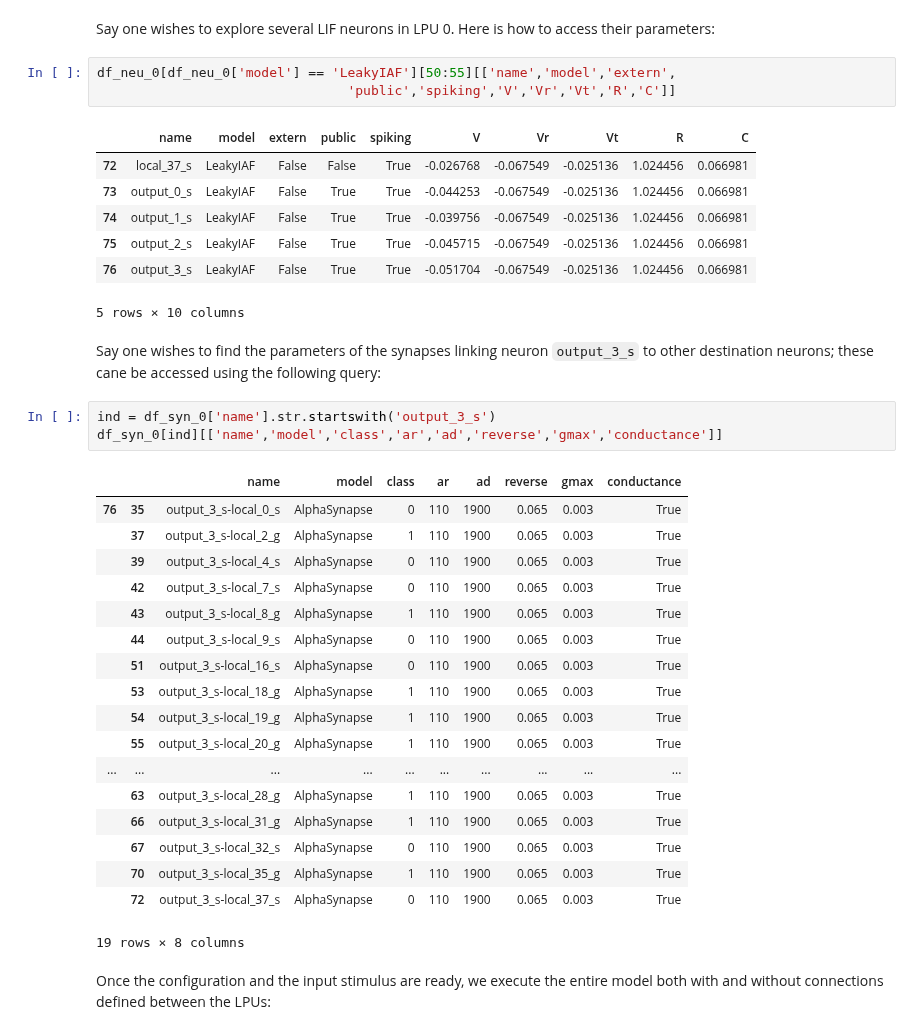
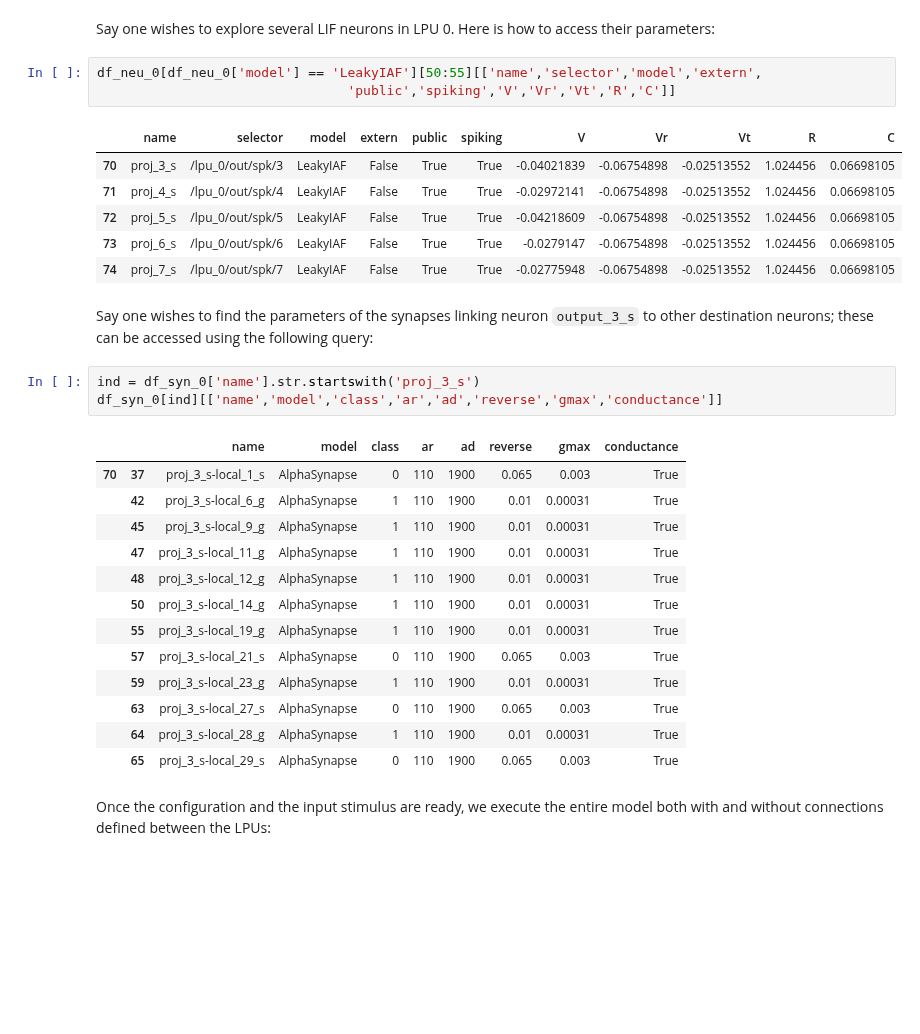
Before and after one commit to neurokernel/neurokernel, a Jupyter notebook: notebooks/intro.ipynb, the cells around one changed output. Saved outputs shown, nothing was run; the diff lists cells and outputs as text; blank space fills up the shorter version.

Commit message:
Update intro notebook to use path-like selectors.

```diff
--- a/notebooks/intro.ipynb
+++ b/notebooks/intro.ipynb
@@ -234,40 +419,34 @@ df_neu_0, df_syn_0 = neurokernel.tools.graph.graph_to_df(g_0)
 # %% [markdown]
 Say one wishes to explore several LIF neurons in LPU 0. Here is how to access their parameters:
 # %%
-df_neu_0[df_neu_0['model'] == 'LeakyIAF'][50:55][['name','model','extern',
+df_neu_0[df_neu_0['model'] == 'LeakyIAF'][50:55][['name','selector','model','extern',
                                 'public','spiking','V','Vr','Vt','R','C']]
 # %% [output]
-|  | name | model | extern | public | spiking | V | Vr | Vt | R | C |
-| 72 | local_37_s | LeakyIAF | False | False | True | -0.026768 | -0.067549 | -0.025136 | 1.024456 | 0.066981 |
-| 73 | output_0_s | LeakyIAF | False | True | True | -0.044253 | -0.067549 | -0.025136 | 1.024456 | 0.066981 |
-| 74 | output_1_s | LeakyIAF | False | True | True | -0.039756 | -0.067549 | -0.025136 | 1.024456 | 0.066981 |
-| 75 | output_2_s | LeakyIAF | False | True | True | -0.045715 | -0.067549 | -0.025136 | 1.024456 | 0.066981 |
-| 76 | output_3_s | LeakyIAF | False | True | True | -0.051704 | -0.067549 | -0.025136 | 1.024456 | 0.066981 |
+|  | name | selector | model | extern | public | spiking | V | Vr | Vt | R | C |
+| 70 | proj_3_s | /lpu_0/out/spk/3 | LeakyIAF | False | True | True | -0.04021839 | -0.06754898 | -0.02513552 | 1.024456 | 0.06698105 |
+| 71 | proj_4_s | /lpu_0/out/spk/4 | LeakyIAF | False | True | True | -0.02972141 | -0.06754898 | -0.02513552 | 1.024456 | 0.06698105 |
+| 72 | proj_5_s | /lpu_0/out/spk/5 | LeakyIAF | False | True | True | -0.04218609 | -0.06754898 | -0.02513552 | 1.024456 | 0.06698105 |
+| 73 | proj_6_s | /lpu_0/out/spk/6 | LeakyIAF | False | True | True | -0.0279147 | -0.06754898 | -0.02513552 | 1.024456 | 0.06698105 |
+| 74 | proj_7_s | /lpu_0/out/spk/7 | LeakyIAF | False | True | True | -0.02775948 | -0.06754898 | -0.02513552 | 1.024456 | 0.06698105 |
-5 rows × 10 columns
 # %% [markdown]
-Say one wishes to find the parameters of the synapses linking neuron ``output_3_s`` to other destination neurons; these cane be accessed using the following query:
+Say one wishes to find the parameters of the synapses linking neuron ``output_3_s`` to other destination neurons; these can be accessed using the following query:
 # %%
-ind = df_syn_0['name'].str.startswith('output_3_s')
+ind = df_syn_0['name'].str.startswith('proj_3_s')
 df_syn_0[ind][['name','model','class','ar','ad','reverse','gmax','conductance']]
 # %% [output]
 |  |  | name | model | class | ar | ad | reverse | gmax | conductance |
-| 76 | 35 | output_3_s-local_0_s | AlphaSynapse | 0 | 110 | 1900 | 0.065 | 0.003 | True |
-|  | 37 | output_3_s-local_2_g | AlphaSynapse | 1 | 110 | 1900 | 0.065 | 0.003 | True |
-|  | 39 | output_3_s-local_4_s | AlphaSynapse | 0 | 110 | 1900 | 0.065 | 0.003 | True |
-|  | 42 | output_3_s-local_7_s | AlphaSynapse | 0 | 110 | 1900 | 0.065 | 0.003 | True |
-|  | 43 | output_3_s-local_8_g | AlphaSynapse | 1 | 110 | 1900 | 0.065 | 0.003 | True |
-|  | 44 | output_3_s-local_9_s | AlphaSynapse | 0 | 110 | 1900 | 0.065 | 0.003 | True |
-|  | 51 | output_3_s-local_16_s | AlphaSynapse | 0 | 110 | 1900 | 0.065 | 0.003 | True |
-|  | 53 | output_3_s-local_18_g | AlphaSynapse | 1 | 110 | 1900 | 0.065 | 0.003 | True |
-|  | 54 | output_3_s-local_19_g | AlphaSynapse | 1 | 110 | 1900 | 0.065 | 0.003 | True |
-|  | 55 | output_3_s-local_20_g | AlphaSynapse | 1 | 110 | 1900 | 0.065 | 0.003 | True |
-| ... | ... | ... | ... | ... | ... | ... | ... | ... | ... |
-|  | 63 | output_3_s-local_28_g | AlphaSynapse | 1 | 110 | 1900 | 0.065 | 0.003 | True |
-|  | 66 | output_3_s-local_31_g | AlphaSynapse | 1 | 110 | 1900 | 0.065 | 0.003 | True |
-|  | 67 | output_3_s-local_32_s | AlphaSynapse | 0 | 110 | 1900 | 0.065 | 0.003 | True |
-|  | 70 | output_3_s-local_35_g | AlphaSynapse | 1 | 110 | 1900 | 0.065 | 0.003 | True |
-|  | 72 | output_3_s-local_37_s | AlphaSynapse | 0 | 110 | 1900 | 0.065 | 0.003 | True |
+| 70 | 37 | proj_3_s-local_1_s | AlphaSynapse | 0 | 110 | 1900 | 0.065 | 0.003 | True |
+|  | 42 | proj_3_s-local_6_g | AlphaSynapse | 1 | 110 | 1900 | 0.01 | 0.00031 | True |
+|  | 45 | proj_3_s-local_9_g | AlphaSynapse | 1 | 110 | 1900 | 0.01 | 0.00031 | True |
+|  | 47 | proj_3_s-local_11_g | AlphaSynapse | 1 | 110 | 1900 | 0.01 | 0.00031 | True |
+|  | 48 | proj_3_s-local_12_g | AlphaSynapse | 1 | 110 | 1900 | 0.01 | 0.00031 | True |
+|  | 50 | proj_3_s-local_14_g | AlphaSynapse | 1 | 110 | 1900 | 0.01 | 0.00031 | True |
+|  | 55 | proj_3_s-local_19_g | AlphaSynapse | 1 | 110 | 1900 | 0.01 | 0.00031 | True |
+|  | 57 | proj_3_s-local_21_s | AlphaSynapse | 0 | 110 | 1900 | 0.065 | 0.003 | True |
+|  | 59 | proj_3_s-local_23_g | AlphaSynapse | 1 | 110 | 1900 | 0.01 | 0.00031 | True |
+|  | 63 | proj_3_s-local_27_s | AlphaSynapse | 0 | 110 | 1900 | 0.065 | 0.003 | True |
+|  | 64 | proj_3_s-local_28_g | AlphaSynapse | 1 | 110 | 1900 | 0.01 | 0.00031 | True |
+|  | 65 | proj_3_s-local_29_s | AlphaSynapse | 0 | 110 | 1900 | 0.065 | 0.003 | True |
-19 rows × 8 columns
 # %% [markdown]
 Once the configuration and the input stimulus are ready, we execute the entire model both with and without connections defined between the LPUs:
 # %%
```
Also changed, not shown: parts of 24 cells of this notebook, 4 other files.
